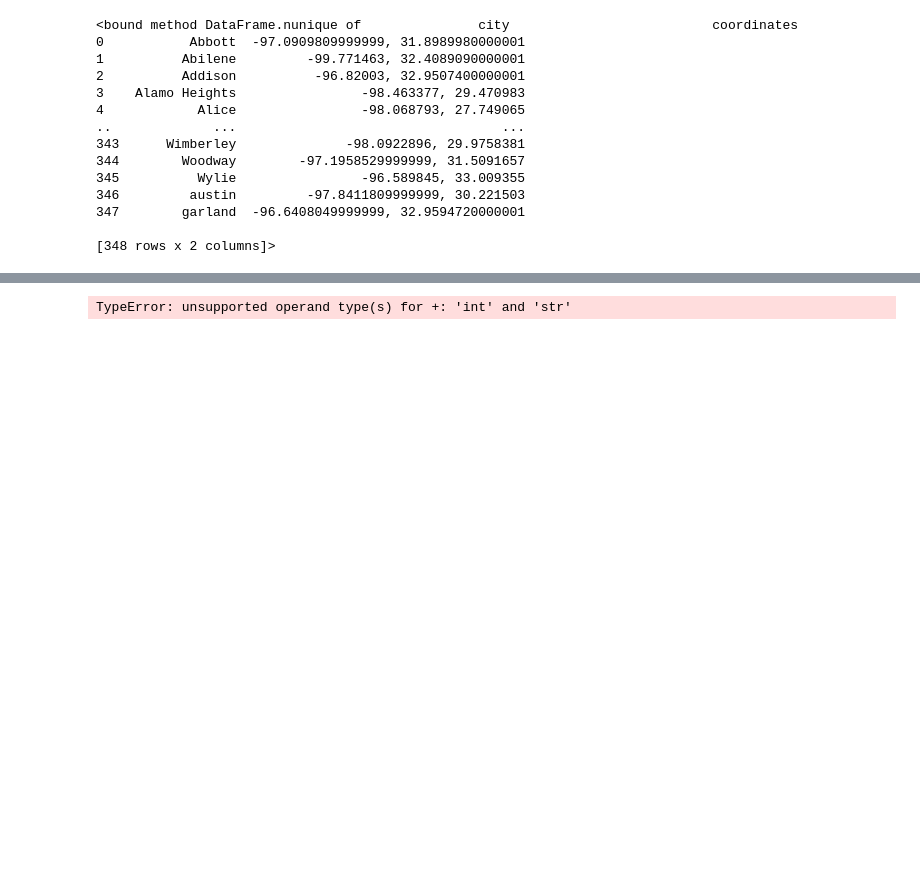
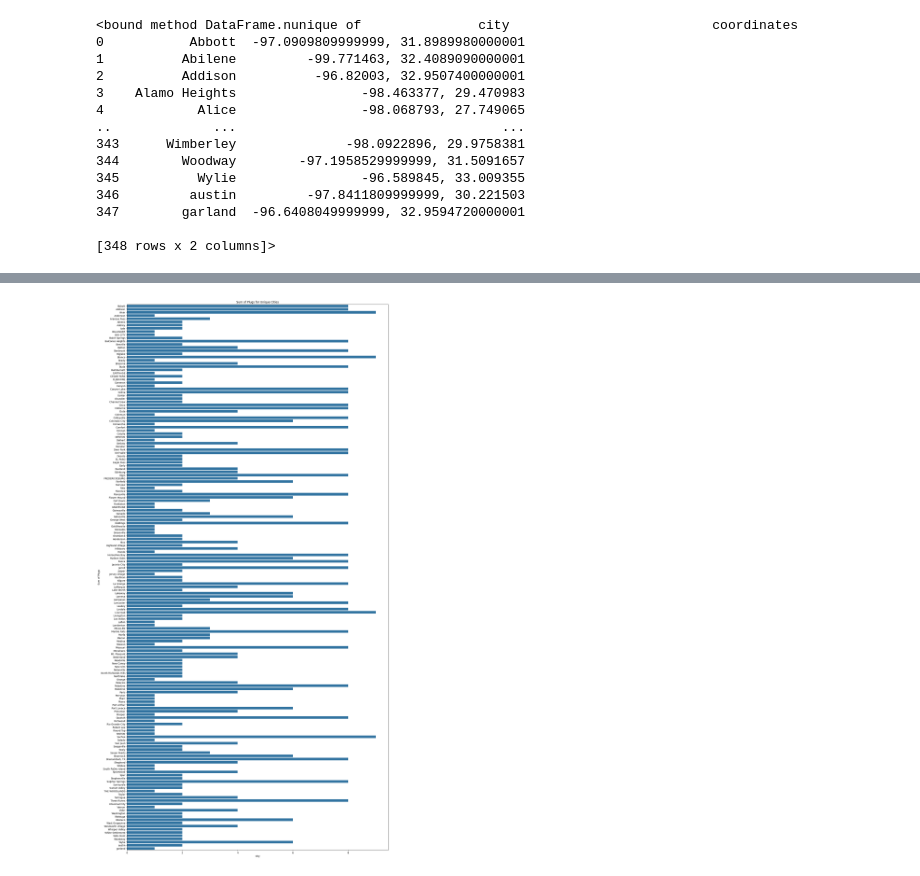
Before and after one commit to Msalazar2/ev_project, a Jupyter notebook: ev_explore.ipynb, the cells around one changed output, grey strips where cells are left out. Drawn from its saved outputs; the diff is of its cells as text; code cells hidden in the pictures; blank space fills up the shorter version.

```diff
--- a/ev_explore.ipynb
+++ b/ev_explore.ipynb
@@ -263,6 +282,16 @@ Name: sum_of_plugs, Length: 2927, dtype: int64
+# %%
+# Create a bar plot
+plt.figure(figsize=(20, 42))
+sns.barplot(data=smallest_cities , x='sum_of_plugs', y='city')
+plt.title('Sum of Plugs for Unique Cities')
+plt.xlabel('City')
+plt.ylabel('Sum of Plugs')
+plt.show()
+# %% [output]
+[figure, added]
 # %%
 data = {
-    'Electric Vehicles in Texas': [200+ ',' + 000],
+    'Electric Vehicles in Texas': [200000],
     'Total Charge Point Stations': [2_763]
 }
 
@@ -295,5 +324,3 @@ for i, bar in enumerate(ax.patches):
                 ha='center', va='bottom', fontsize=10, color='black', weight='bold')
 
 plt.show()
-# %% [output]
-TypeError: unsupported operand type(s) for +: 'int' and 'str'
```
Also changed, not shown: parts of 5 cells of this notebook.
